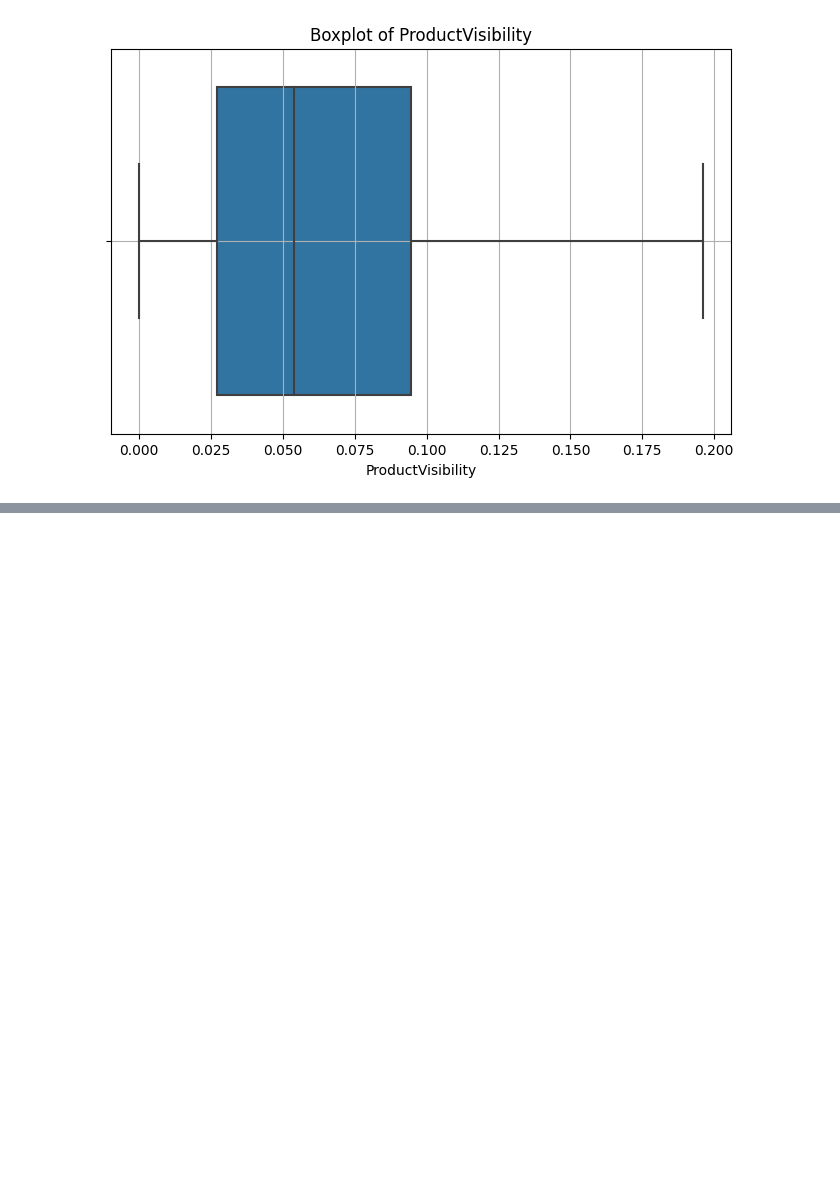
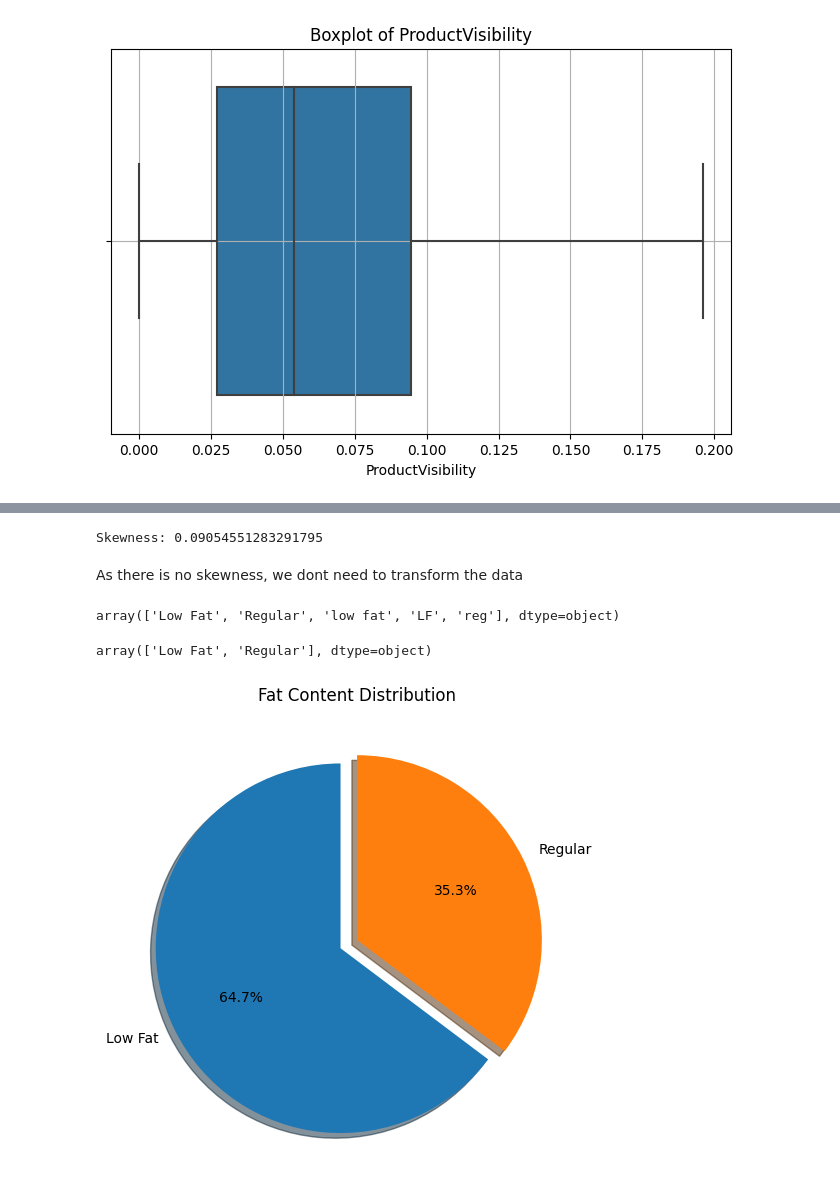
Before and after one commit to pi-mishra/Big-Mart-Sales-Prediction, a Jupyter notebook: BigMartSalesPrediction.ipynb, the cells around one changed output, grey strips where cells are left out. Drawn from its saved outputs; the diff is of its cells as text; code cells hidden in the pictures; blank space fills up the shorter version.

```diff
--- a/BigMartSalesPrediction.ipynb
+++ b/BigMartSalesPrediction.ipynb
@@ -317,0 +329,37 @@ plt.show()
+# %%
+skewness_value = skew(df['Weight'])
+print(f"Skewness: {skewness_value}")
+# %% [output]
+Skewness: 0.09054551283291795
+# %% [markdown]
+As there is no skewness, we dont need to transform the data
+# %%
+df['FatContent'].unique()
+# %% [output]
+array(['Low Fat', 'Regular', 'low fat', 'LF', 'reg'], dtype=object)
+# %%
+df['FatContent'] = df['FatContent'].replace({
+    'reg': 'Regular',  # Replace 'reg' with 'Regular'
+    'LF': 'Low Fat',   # Replace 'LF' with 'Low Fat'
+    'low fat': 'Low Fat'  # Replace 'low fat' with 'Low Fat'
+})
+
+df['FatContent'].unique()
+# %% [output]
+array(['Low Fat', 'Regular'], dtype=object)
+# %%
+# Get value counts for the 'FatContent' column
+fat_content_counts = df['FatContent'].value_counts()
+
+# Prepare data for pie chart
+y = fat_content_counts
+mylabels = fat_content_counts.index
+myexplode = (0.1, 0)  # Explode the first slice (e.g., 'Low Fat')
+
+# Plotting the pie chart
+plt.figure(figsize=(6, 6))
+plt.pie(y, labels=mylabels, explode=myexplode, shadow=True, startangle=90, autopct='%1.1f%%')
+plt.title('Fat Content Distribution')
+plt.show()
+# %% [output]
+[figure, added]
```
Also changed, not shown: parts of 3 cells of this notebook.
